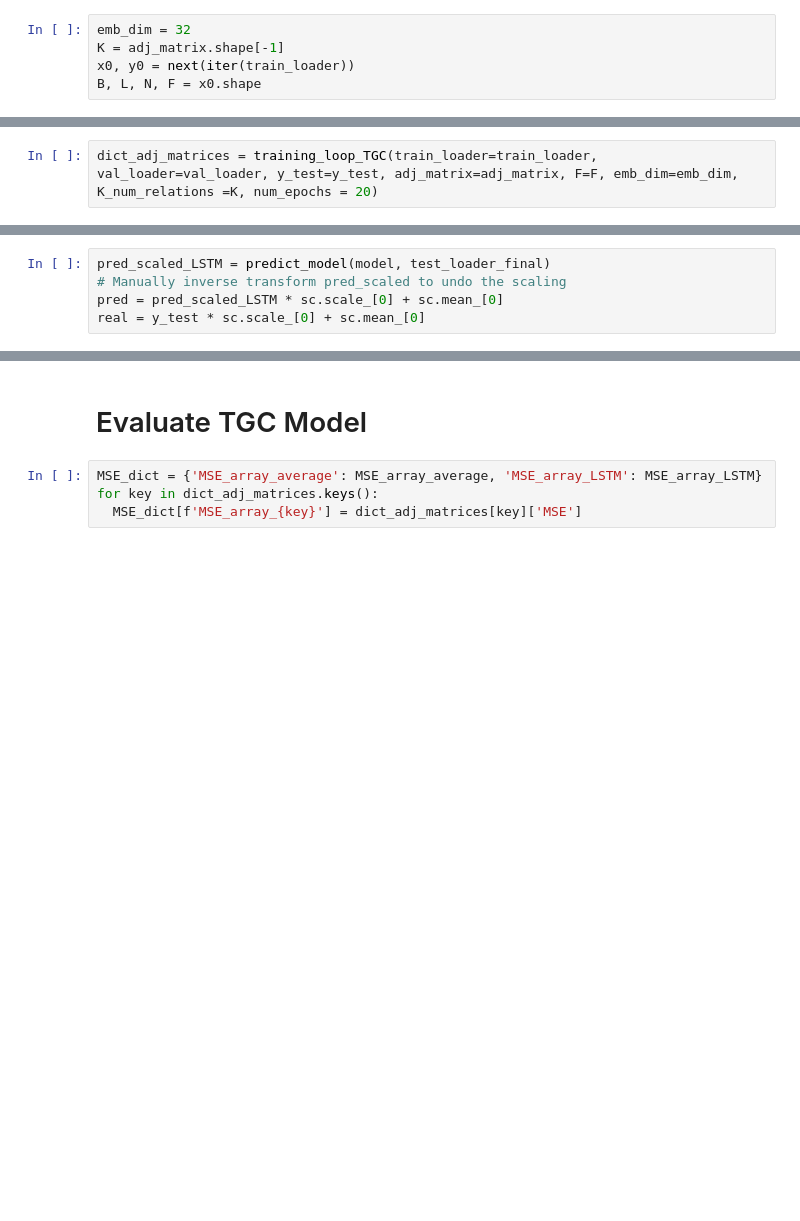
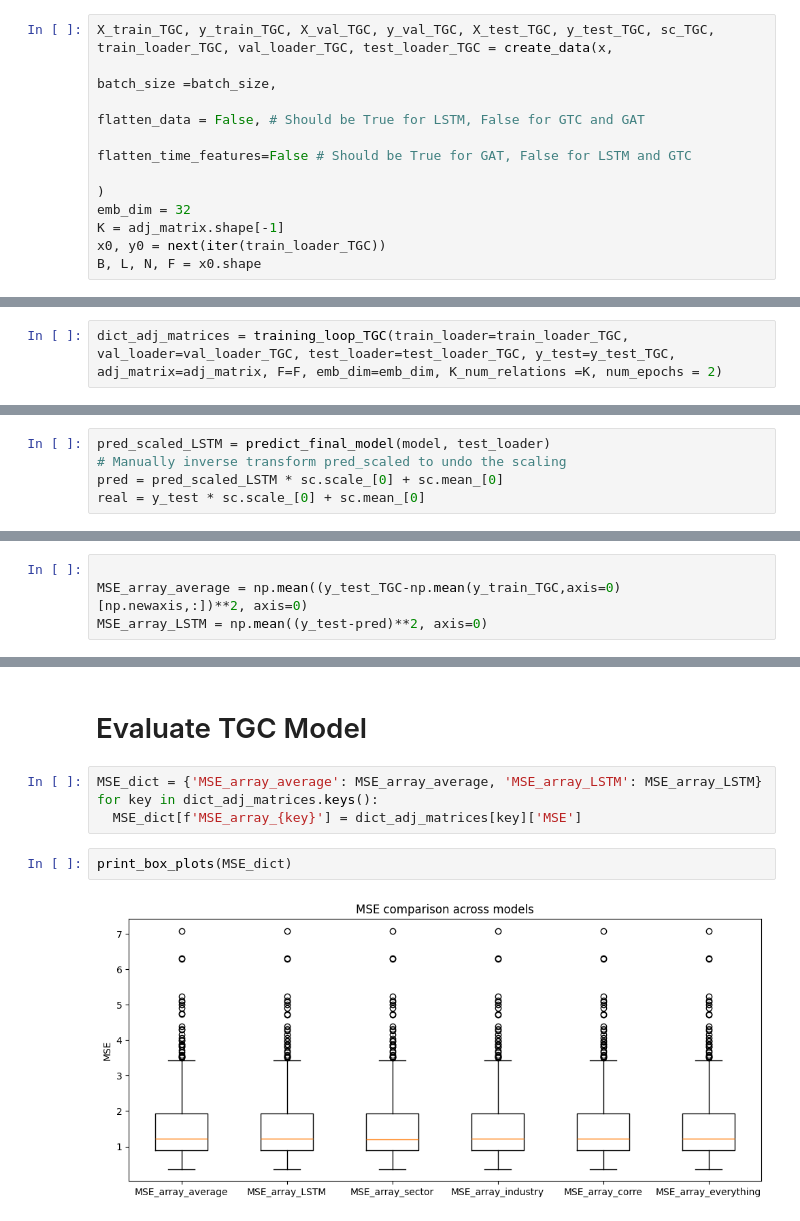
Before and after one commit to math869c/graph_representation_st457, a Jupyter notebook: LSTM_and_TGC.ipynb, the cells around one changed output, grey strips where cells are left out. Drawn from its saved outputs; the diff is of its cells as text; blank space fills up the shorter version.

Commit message:
LSTM and TGC works now

```diff
--- a/LSTM_and_TGC.ipynb
+++ b/LSTM_and_TGC.ipynb
@@ -87,7 +103,12 @@ print("Test loss:", test_loss)
 # %% [markdown]
 # Load information for TGC model
 # %%
+X_train_TGC, y_train_TGC, X_val_TGC, y_val_TGC, X_test_TGC, y_test_TGC, sc_TGC, train_loader_TGC, val_loader_TGC, test_loader_TGC = create_data(x,
+                                                                                                        batch_size =batch_size,
+                                                                                                        flatten_data = False, # Should be True for LSTM, False for GTC and GAT
+                                                                                                        flatten_time_features=False # Should be True for GAT, False for LSTM and GTC
+                                                                                                        )
 emb_dim = 32
 K = adj_matrix.shape[-1]
-x0, y0 = next(iter(train_loader))
+x0, y0 = next(iter(train_loader_TGC))
 B, L, N, F = x0.shape
@@ -94,4 +118,4 @@ B, L, N, F = x0.shape
 # %% [markdown]
 # Train TGC model
 # %%
-dict_adj_matrices = training_loop_TGC(train_loader=train_loader, val_loader=val_loader, y_test=y_test, adj_matrix=adj_matrix, F=F, emb_dim=emb_dim, K_num_relations =K, num_epochs = 20)
+dict_adj_matrices = training_loop_TGC(train_loader=train_loader_TGC, val_loader=val_loader_TGC, test_loader=test_loader_TGC, y_test=y_test_TGC, adj_matrix=adj_matrix, F=F, emb_dim=emb_dim, K_num_relations =K, num_epochs = 2)
@@ -98,7 +135,7 @@ dict_adj_matrices = training_loop_TGC(train_loader=train_loader, val_loader=val_
 # %% [markdown]
 # Evaluate LSTM
 # %%
-pred_scaled_LSTM = predict_model(model, test_loader_final)
+pred_scaled_LSTM = predict_final_model(model, test_loader)
 # Manually inverse transform pred_scaled to undo the scaling
 pred = pred_scaled_LSTM * sc.scale_[0] + sc.mean_[0]
 real = y_test * sc.scale_[0] + sc.mean_[0]
@@ -107 +144,5 @@ plot_results(y_test, real, open_prices_interp)
+# %%
+
+MSE_array_average = np.mean((y_test_TGC-np.mean(y_train_TGC,axis=0)[np.newaxis,:])**2, axis=0)
+MSE_array_LSTM = np.mean((y_test-pred)**2, axis=0)
 # %%
@@ -116,3 +175,7 @@ print(lstm_metrics)
 MSE_dict = {'MSE_array_average': MSE_array_average, 'MSE_array_LSTM': MSE_array_LSTM}
 for key in dict_adj_matrices.keys():
   MSE_dict[f'MSE_array_{key}'] = dict_adj_matrices[key]['MSE']
+# %%
+print_box_plots(MSE_dict)
+# %% [output]
+[figure, added]
```
Also changed, not shown: parts of 7 cells of this notebook.
